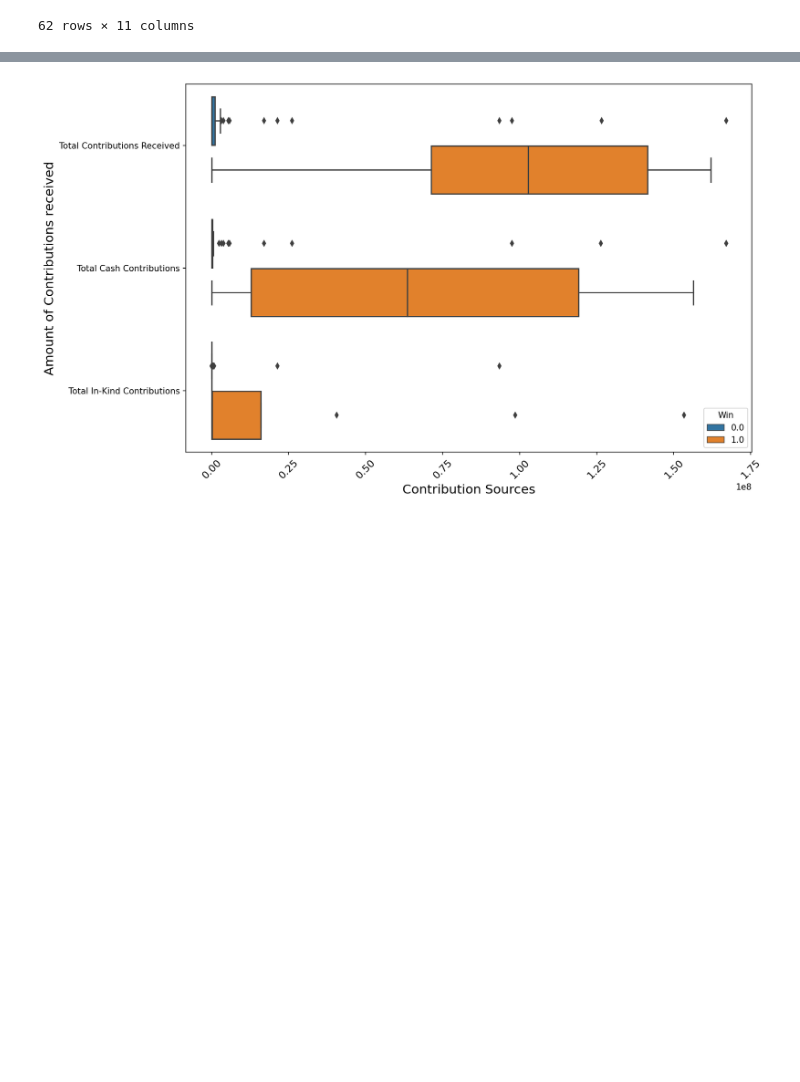
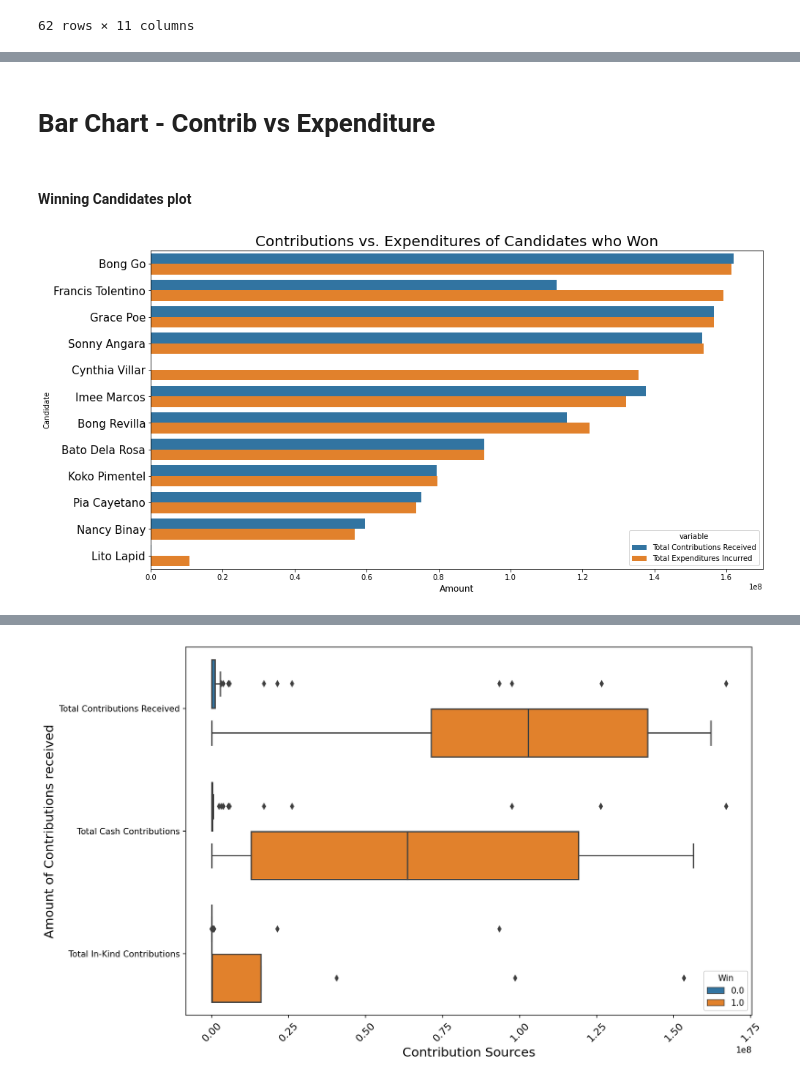
Before and after one commit to nicoataiza/DSFC8-Sprint-1-Group-2, a Jupyter notebook: UBALDO/notebooks/Final notebook.ipynb, the cells around one changed output, grey strips where cells are left out. Drawn from its saved outputs; the diff is of its cells as text; code cells hidden in the pictures; blank space fills up the shorter version.

```diff
--- a/UBALDO/notebooks/Final notebook.ipynb
+++ b/UBALDO/notebooks/Final notebook.ipynb
@@ -129,0 +58,35 @@ df[df['Cluster Labels']==3]
+# %% [markdown]
+# Bar Chart - Contrib vs Expenditure
+# %%
+df_raw = pd.read_csv('data/2019-candidate-campaigns.csv', index_col=0)
+df_win = df_raw[df_raw["Win"]==1]
+cands = df_raw.iloc[:, :1]
+win = df_raw.loc[:, "Win"]
+contrib = df_raw.loc[:, "Total Contributions Received"]
+exp = df_raw.loc[:, "Total Expenditures Incurred"]
+
+df_draft = pd.concat([cands, win, contrib, exp], axis=1)
+df_win = df_draft[df_draft["Win"]==1]
+df_lose = df_draft[df_draft["Win"]==0]
+# %%
+df_win = df_win.sort_values("Total Expenditures Incurred", ascending = False)
+df_lose = df_lose.sort_values("Total Expenditures Incurred", ascending = False)
+
+df_win1 = df_win.drop("Win", axis=1)
+df_lose1 = df_lose.drop("Win", axis=1)
+
+win = pd.melt(df_win1, id_vars="Candidate")
+lose = pd.melt(df_lose1, id_vars="Candidate")
+# %% [markdown]
+#### Winning Candidates plot
+# %%
+plt.figure(figsize=(15, 8))
+sns.barplot(x="value", y="Candidate", hue="variable", data=win)
+
+plt.title('Contributions vs. Expenditures of Candidates who Won', fontsize = 20)
+plt.xlabel('Amount', fontsize=12)
+plt.yticks(fontsize=15)
+
+plt.show()
+# %% [output]
+[figure, added]
```
Also changed, not shown: parts of 13 cells of this notebook.
